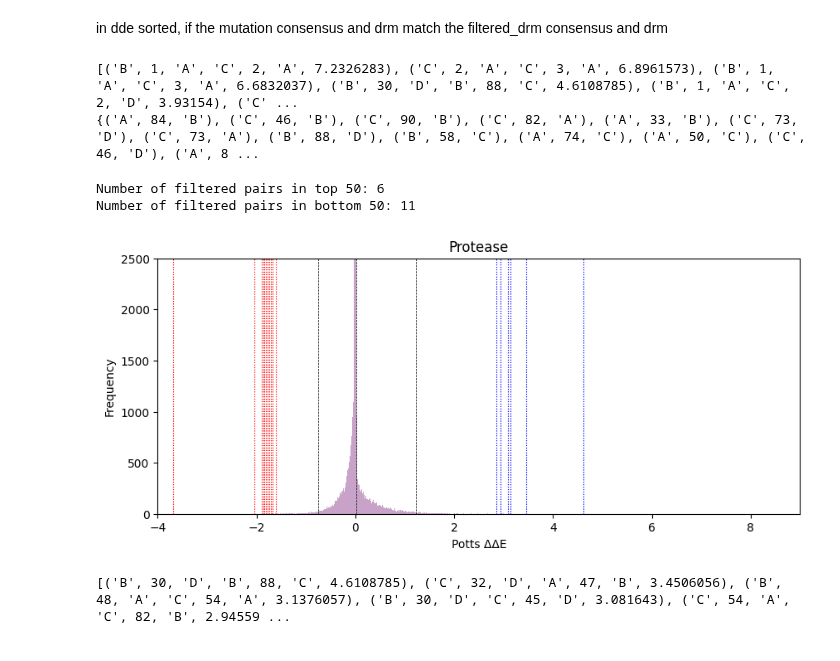
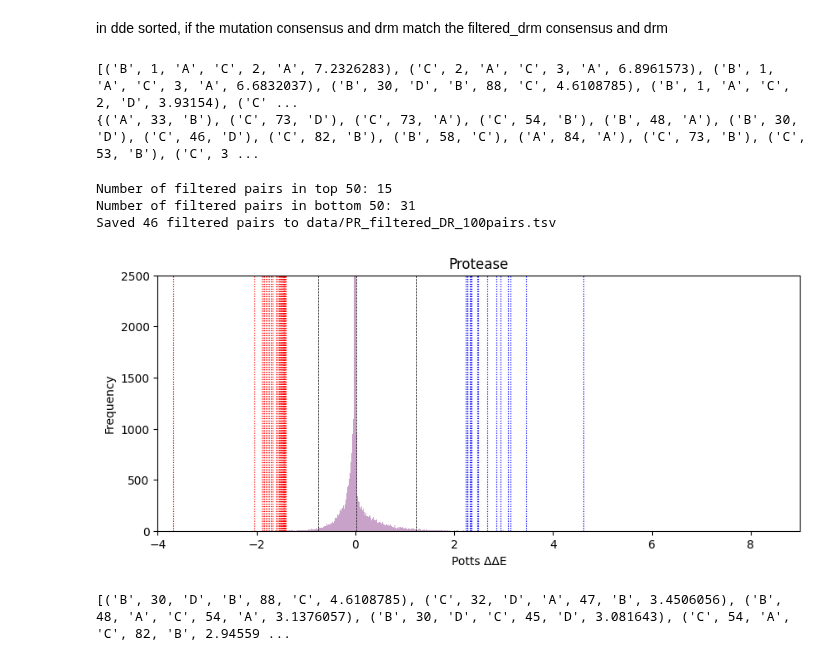
Before and after one commit to Daniel-Xkan/potts_model_test, a Jupyter notebook: ms0.5/PR/PR_histogram_2.1.ipynb, the cells around one changed output. Drawn from its saved outputs; the diff is of its cells as text; code cells hidden in the pictures.

Commit message:
2.1 with tsv filtered dr files

```diff
--- a/ms0.5/PR/PR_histogram_2.1.ipynb
+++ b/ms0.5/PR/PR_histogram_2.1.ipynb
@@ -233,7 +233,6 @@ import numpy as np
 from matplotlib import cm
 from matplotlib.colors import Normalize
 from tqdm import tqdm
-
 anta_max = -1.16
 syner_min = 1.76
 # Sort delta_delta_e_per_pair by the third element (ddE value) in descending order
@@ -241,8 +240,9 @@ delta_delta_e_per_pair_sorted = sorted(delta_delta_e_per_pair, key=lambda x: x[6
 print(delta_delta_e_per_pair_sorted[:10])
 
 # Extract the top and bottom 50 ddE values
-top_pairs = delta_delta_e_per_pair_sorted[:25]
-bottom_pairs = delta_delta_e_per_pair_sorted[-25:]
+n_pairs = 100
+top_pairs = delta_delta_e_per_pair_sorted[:n_pairs//2]
+bottom_pairs = delta_delta_e_per_pair_sorted[-n_pairs//2:]
 
 # Combine top and bottom 50 pairs for filtering
 top_bottom_pairs = top_pairs + bottom_pairs
@@ -262,9 +262,43 @@ filtered_pairs = [
 ]
 
 # Print the number of filtered pairs in top and bottom
-print(f"Number of filtered pairs in top 50: {len([pair for pair in top_pairs if pair in filtered_pairs])}")
-print(f"Number of filtered pairs in bottom 50: {len([pair for pair in bottom_pairs if pair in filtered_pairs])}")
+print(f"Number of filtered pairs in top {n_pairs//2}: {len([pair for pair in top_pairs if pair in filtered_pairs])}")
+print(f"Number of filtered pairs in bottom {n_pairs//2}: {len([pair for pair in bottom_pairs if pair in filtered_pairs])}")
 
+###################################save to tsv########################################
+
+import pandas as pd
+import os
+df_filtered_pairs = pd.DataFrame(filtered_pairs, columns=[
+    'wildtype_aa1', 'pos1', 'mutate_aa1',
+    'wildtype_aa2', 'pos2', 'mutate_aa2', 'ddE'
+])
+
+# Add mutation rates for each pair
+df_filtered_pairs['mutation_rate_1'] = 0.0
+df_filtered_pairs['mutation_rate_2'] = 0.0
+
+for idx, row in df_filtered_pairs.iterrows():
+    # Look up mutation rate for first position
+    mask1 = (union_data['Position'] == row['pos1']) & \
+            (union_data['Reduced_Consensus'] == row['wildtype_aa1']) & \
+            (union_data['Reduced_DRM'] == row['mutate_aa1'])
+    if not union_data[mask1].empty:
+        df_filtered_pairs.at[idx, 'mutation_rate_1'] = union_data[mask1]['Mutation_Rate'].iloc[0]
+
+    # Look up mutation rate for second position
+    mask2 = (union_data['Position'] == row['pos2']) & \
+            (union_data['Reduced_Consensus'] == row['wildtype_aa2']) & \
+            (union_data['Reduced_DRM'] == row['mutate_aa2'])
+    if not union_data[mask2].empty:
+        df_filtered_pairs.at[idx, 'mutation_rate_2'] = union_data[mask2]['Mutation_Rate'].iloc[0]
+
+# Save to TSV file
+parent_folder_name = os.path.basename(os.getcwd())
+df_filtered_pairs.to_csv(f'data/{parent_folder_name}_filtered_DR_{n_pairs}pairs.tsv', sep='\t', index=False)
+print(f"Saved {len(filtered_pairs)} filtered pairs to data/{parent_folder_name}_filtered_DR_{n_pairs}pairs.tsv")
+
+##########################################################################################
 
 # Filter pairs using set lookup (much faster)
 # filtered_pairs = [
@@ -306,37 +340,38 @@ bottom_cutoff = 25  # Number of top negative values
 # Sort ddE_values_dr in descending order
 sorted_ddE_values_dr = sorted(ddE_values_dr, reverse=True)
 
 # Extract the top positive and top negative values based on the cutoff
 top_pos_values = sorted_ddE_values_dr[:] # ignore with 2.1
 top_neg_values = sorted_ddE_values_dr[:]
 
 # Add red dashed lines for all top negative values with transparency
 # Define normalization and colormap
 norm = Normalize(vmin=anta_max, vmax=syner_min)
 cmap = cm.get_cmap('bwr_r')
 
 # Add red dashed lines for all top negative values with transparency
 for value in top_neg_values:
     color = cmap(norm(value))
     plt.axvline(value, color=color, linestyle=':', linewidth=0.8, alpha=0.8)
 
 # Add blue dashed lines for all top positive values with transparency
 for value in top_pos_values:
     color = cmap(norm(value))
     plt.axvline(value, color=color, linestyle=':', linewidth=0.8, alpha=0.8)
 
 
 
 # Add legend
 # plt.legend()
 
 plt.show()
 # %% [output]
 [('B', 1, 'A', 'C', 2, 'A', 7.2326283), ('C', 2, 'A', 'C', 3, 'A', 6.8961573), ('B', 1, 'A', 'C', 3, 'A', 6.6832037), ('B', 30, 'D', 'B', 88, 'C', 4.6108785), ('B', 1, 'A', 'C', 2, 'D', 3.93154), ('C' ...
-{('A', 84, 'B'), ('C', 46, 'B'), ('C', 90, 'B'), ('C', 82, 'A'), ('A', 33, 'B'), ('C', 73, 'D'), ('C', 73, 'A'), ('B', 88, 'D'), ('B', 58, 'C'), ('A', 74, 'C'), ('A', 50, 'C'), ('C', 46, 'D'), ('A', 8 ...
+{('A', 33, 'B'), ('C', 73, 'D'), ('C', 73, 'A'), ('C', 54, 'B'), ('B', 48, 'A'), ('B', 30, 'D'), ('C', 46, 'D'), ('C', 82, 'B'), ('B', 58, 'C'), ('A', 84, 'A'), ('C', 73, 'B'), ('C', 53, 'B'), ('C', 3 ...
-Number of filtered pairs in top 50: 6
-Number of filtered pairs in bottom 50: 11
+Number of filtered pairs in top 50: 15
+Number of filtered pairs in bottom 50: 31
+Saved 46 filtered pairs to data/PR_filtered_DR_100pairs.tsv
-[figure, old version]
+[figure, new version]
 # %%
 # Print the first 10 filtered pairs
 print(filtered_pairs[:10])
```
Also changed, not shown: 7 other files.
